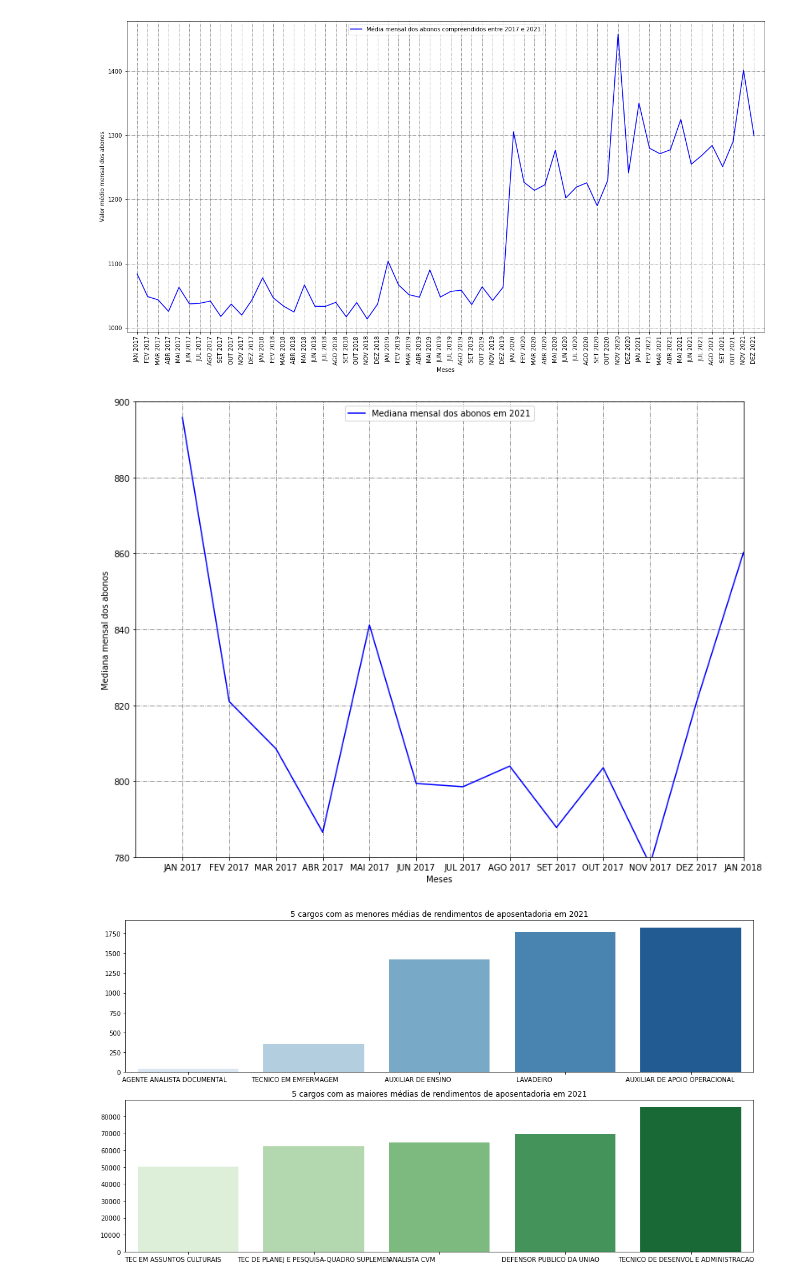
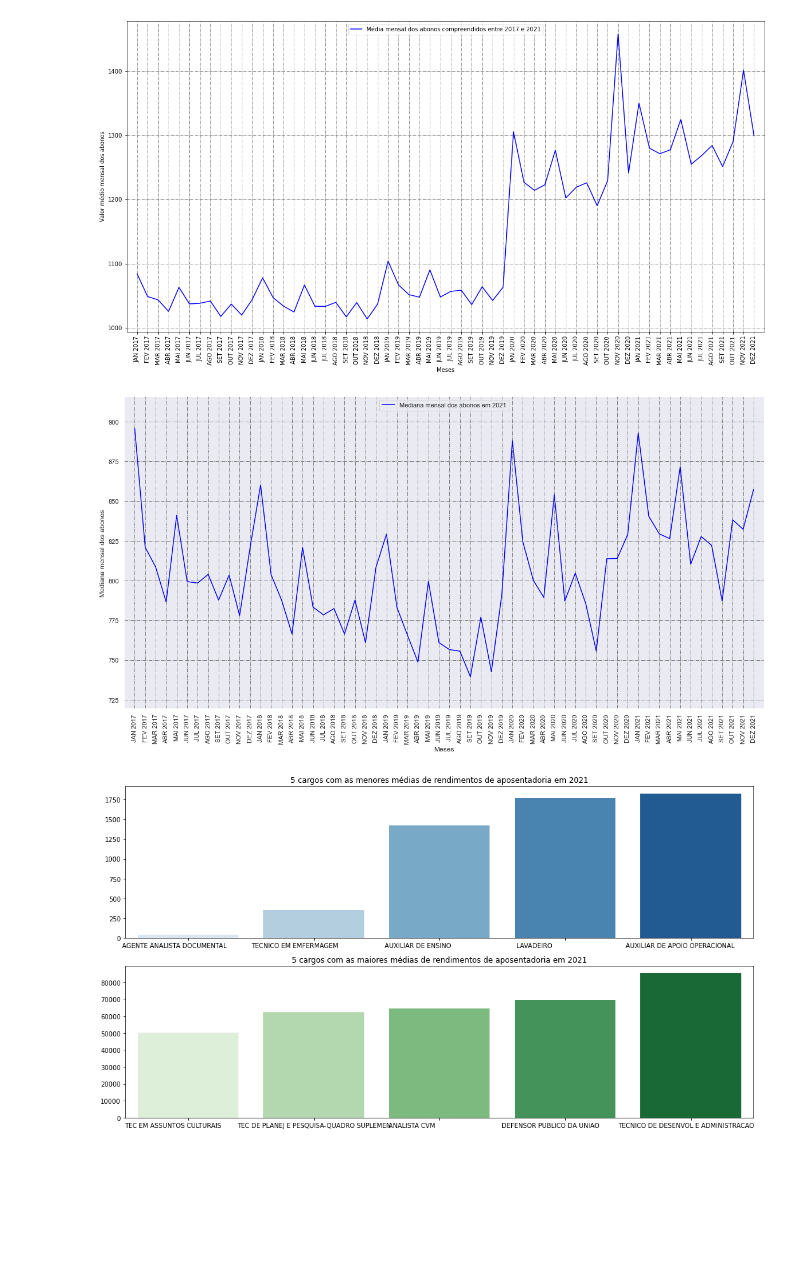
Before and after one commit to ghastcmd/data-science-project, a Jupyter notebook: Projeto.ipynb, the cells around one changed output. Drawn from its saved outputs; the diff is of its cells as text; code cells hidden in the pictures; blank space fills up the shorter version.

```diff
--- a/Projeto.ipynb
+++ b/Projeto.ipynb
@@ -25,5 +40,7 @@ df_ap.head()
+# %%
+for i in range(len(df_aposentados)):
+    df_aposentados[i]['Mes'], df_aposentados[i]['Ano'] = MesAnoAposentadoria(df_aposentados[i])
 # %%
-#Mudando rendimento líquido dos aposentados para float
-df_ap['Rendimento_liq'] = df_ap['Rendimento_liq'].str.replace('.', '', regex=False)
-df_ap['Rendimento_liq'] = df_ap['Rendimento_liq'].str.replace(',', '.').astype(float)
-print(df_ap['Rendimento_liq'].head())
+def rendimento_liq_para_float(df_apos):
+  df_apos['Rendimento_liq'] = df_apos['Rendimento_liq'].str.replace('.', '', regex=False)
+  df_apos['Rendimento_liq'] = df_apos['Rendimento_liq'].str.replace(',', '.').astype(float)
@@ -36,0 +47,3 @@ Name: Rendimento_liq, dtype: float64
+# %%
+for i in range(len(df_aposentados)):
+  rendimento_liq_para_float(df_aposentados[i])
@@ -36,0 +127,21 @@ Name: Rendimento_liq, dtype: float64
+# %%
+#Valor mensal de abonos em 2021
+meses_medias = []
+for df_ap_ in df_aposentados:
+    meses_medias += list(df_ap_.groupby('Mes').Rendimento_liq.median())
+
+fig = plt.figure(figsize=(20, 10))
+plt.plot(meses, meses_medias, color = 'blue')
+plt.xticks(rotation=90)
+plt.ylim(min(meses_medias)-20, max(meses_medias)+20)
+plt.xlim(-1, len(meses))
+
+plt.rc('grid', linestyle="-.", color='gray')
+plt.grid(True)
+
+plt.xlabel('Meses')
+plt.ylabel('Valor da mediana mensal do rendimento líquido dos aposentados')
+plt.legend(['Mediana mensal do rendimento líquido dos aposentados compreendidos entre 2019 e 2021'], loc=9)
+plt.show()
+
+fig.savefig('Mediana mensal do rendimento líquido dos aposentados compreendidos entre 2019 e 2021.png', format='png', dpi=100)
@@ -176,27 +287,30 @@ fig.savefig('valor médio mensal dos abonos em 2021.png', format='png', dpi=100)
 # %% [output]
 [figure]
 # %%
+
+
 #Mediana mensal dos abonos em 2021
 medianas = []
 for df_abono in df_abonos:
     medianas += list(df_abono.groupby('Mes').VAL.median())
 
-fig = plt.figure(figsize=(13, 10))
+fig = plt.figure(figsize=(20, 10))
 plt.plot(meses, medianas, color = 'blue')
-plt.ylim(780,900)
-plt.xlim(-1,12)
+plt.ylim(min(medianas) - 20, max(medianas) + 20)
+plt.xticks(rotation=90)
+plt.xlim(-1, len(meses))
 
 plt.rc('grid', linestyle="-.", color='gray')
 plt.grid(True)
 
 plt.xlabel('Meses')
 plt.ylabel('Mediana mensal dos abonos')
 plt.legend(['Mediana mensal dos abonos em 2021'], loc=9)
 plt.show()
 
 fig.savefig('Mediana mensal dos abonos em 2021.png', format='png', dpi=100)
 # %% [output]
-[figure, old version]
+[figure, new version]
 # %%
 #Redimentos aposentadoria de acordo com o cargo
 redimentos = pd.DataFrame(df_ap.groupby('Cargo').Rendimento_liq.mean().sort_values())
```
Also changed, not shown: parts of 16 cells of this notebook, 24 other files.
